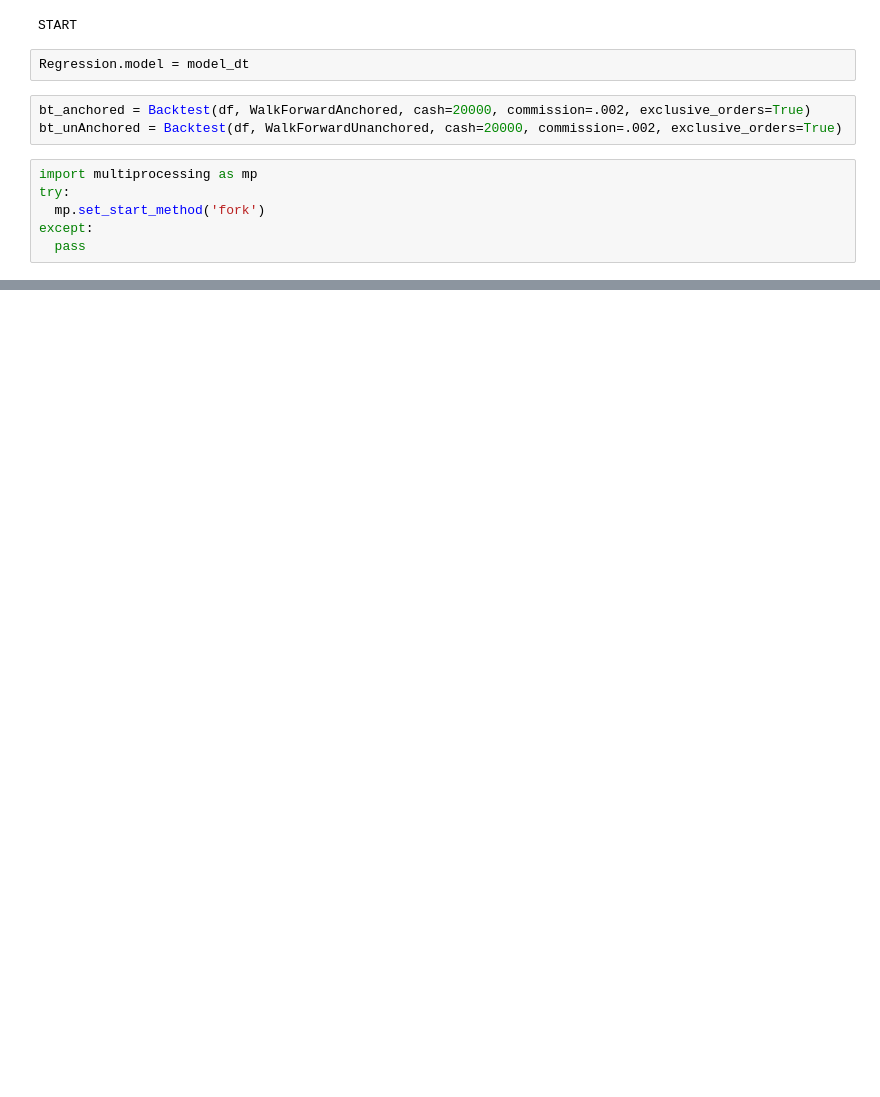
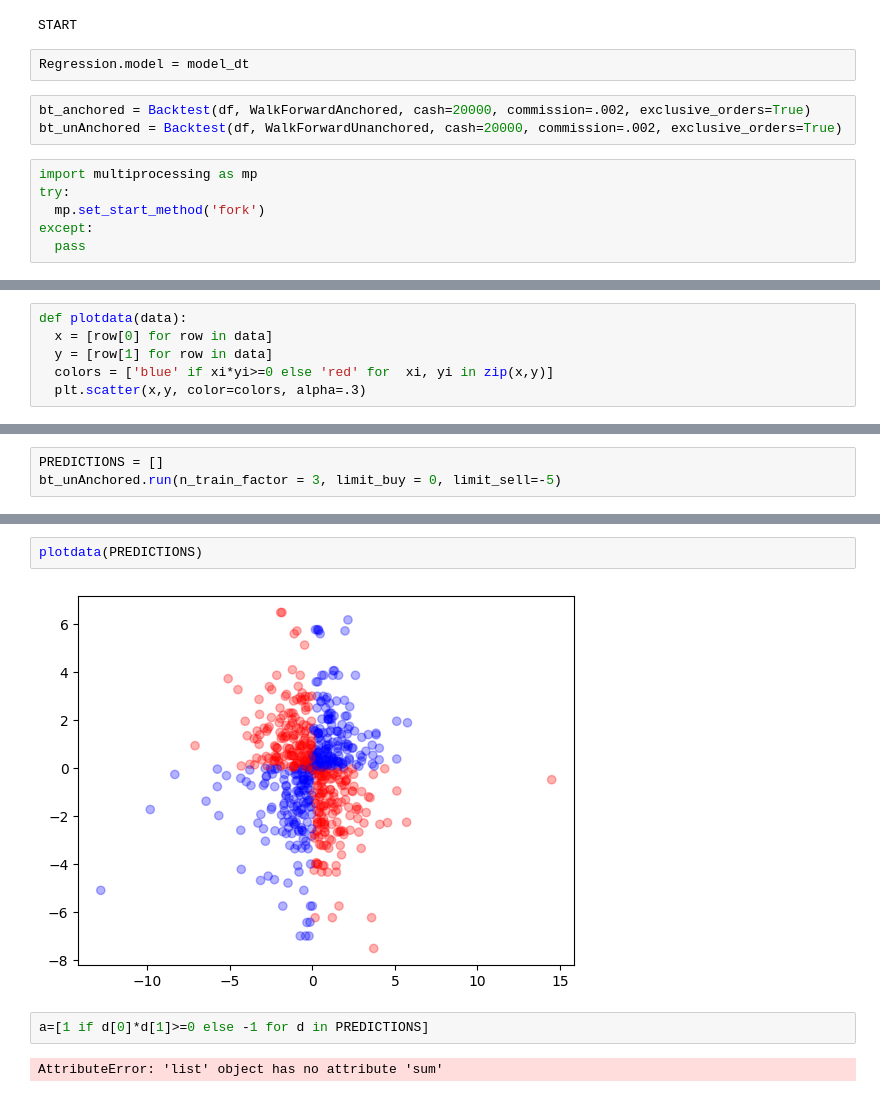
Before and after one commit to rniggebrugge/python-training, a Jupyter notebook: notebooks-course/10E_general.ipynb, the cells around one changed output, grey strips where cells are left out. Saved outputs shown, nothing was run; the diff lists cells and outputs as text; blank space fills up the shorter version.

```diff
--- a/notebooks-course/10E_general.ipynb
+++ b/notebooks-course/10E_general.ipynb
@@ -125,0 +160,6 @@ except:
+# %%
+def plotdata(data):
+  x = [row[0] for row in data]
+  y = [row[1] for row in data]
+  colors = ['blue' if xi*yi>=0 else 'red' for  xi, yi in zip(x,y)]
+  plt.scatter(x,y, color=colors, alpha=.3)
@@ -189,0 +227,3 @@ Row(id='32869', ...)
+# %%
+PREDICTIONS = []
+bt_unAnchored.run(n_train_factor = 3, limit_buy = 0, limit_sell=-5)
@@ -189,0 +248,8 @@ Row(id='32869', ...)
+# %%
+plotdata(PREDICTIONS)
+# %% [output]
+[figure, added]
+# %%
+a=[1 if d[0]*d[1]>=0 else -1 for d in PREDICTIONS]
+# %% [output]
+AttributeError: 'list' object has no attribute 'sum'
```
Also changed, not shown: parts of 10 cells of this notebook, 7 other files.
